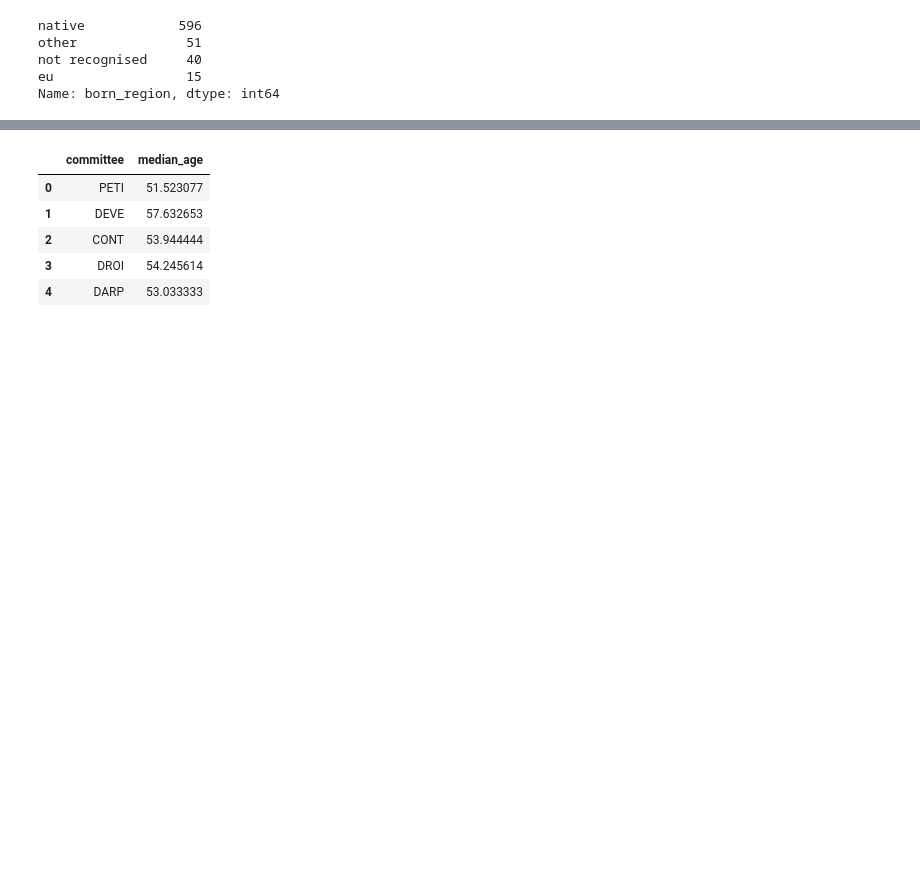
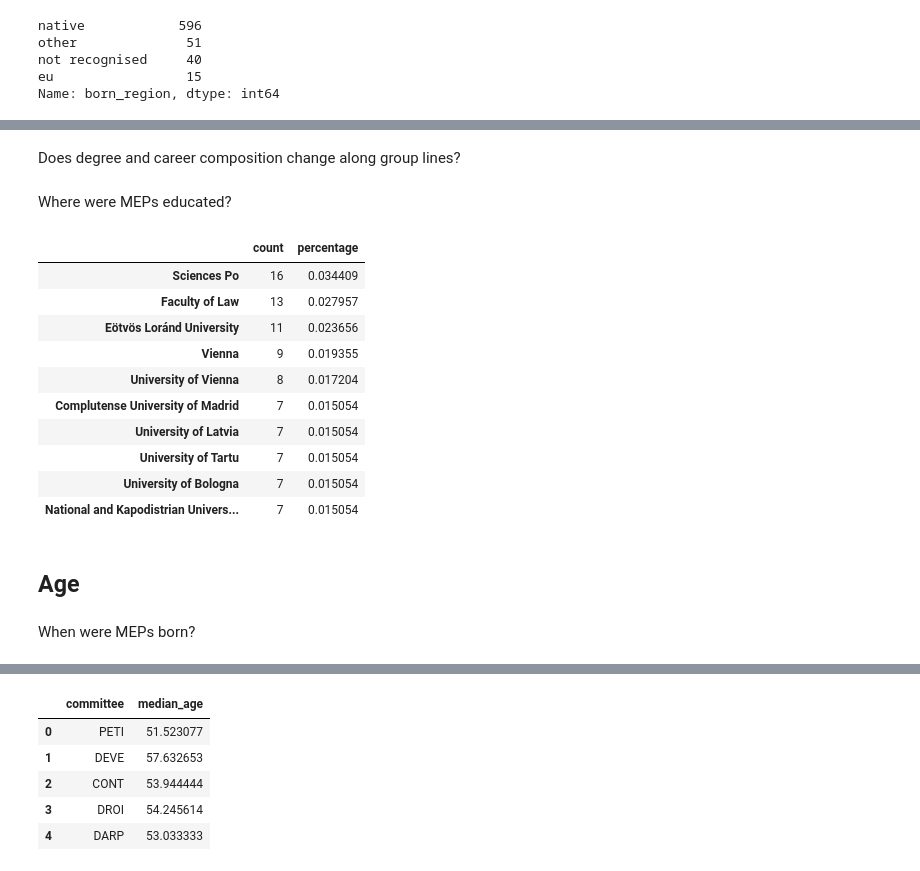
Before and after one commit to SWRdata/p081_euparlament_divers, a Jupyter notebook: analysis/analyse.ipynb, the cells around one changed output, grey strips where cells are left out. Saved outputs shown, nothing was run; the diff lists cells and outputs as text; code cells hidden in the pictures; blank space fills up the shorter version.

```diff
--- a/analysis/analyse.ipynb
+++ b/analysis/analyse.ipynb
@@ -178,0 +219,14 @@ How do committees vary in median age?
+# %%
+degree_dict = {}
+for degree in degree_list:
+    degree_dict[degree] = 0
+notna_df = meps_df.loc[meps_df["degrees"].notna()]["degrees"]
+for entry in notna_df.tolist():
+    for degree in degree_list:
+        if degree in entry:
+            degree_dict[degree] += 1
+degree_count_df = pd.DataFrame.from_dict(degree_dict, orient = "index")
+degree_count_df = degree_count_df.rename(columns = {0: "count"})
+degree_count_df = degree_count_df.sort_values("count", ascending = False)
+degree_count_df["percentage"] = degree_count_df["count"] / len(notna_df.index)
+degree_count_df[:10]
@@ -178,0 +239,34 @@ How do committees vary in median age?
+# %% [markdown]
+Does degree and career composition change along group lines?
+# %% [markdown]
+Where were MEPs educated?
+# %%
+educated_at_dict = {}
+for educated_at in educated_at_list:
+    educated_at_dict[educated_at] = 0
+notna_df = meps_df.loc[meps_df["educated_at"].notna()]["educated_at"]
+for entry in notna_df.tolist():
+    for educated_at in educated_at_list:
+        if educated_at in entry:
+            educated_at_dict[educated_at] += 1
+educated_at_df = pd.DataFrame.from_dict(educated_at_dict, orient = "index")
+educated_at_df = educated_at_df.rename(columns = {0: "count"})
+educated_at_df = educated_at_df.sort_values("count", ascending = False)
+educated_at_df["percentage"] = educated_at_df["count"] / len(notna_df.index)
+educated_at_df[:10]
+# %% [output]
+|  | count | percentage |
+| Sciences Po | 16 | 0.034409 |
+| Faculty of Law | 13 | 0.027957 |
+| Eötvös Loránd University | 11 | 0.023656 |
+| Vienna | 9 | 0.019355 |
+| University of Vienna | 8 | 0.017204 |
+| Complutense University of Madrid | 7 | 0.015054 |
+| University of Latvia | 7 | 0.015054 |
+| University of Tartu | 7 | 0.015054 |
+| University of Bologna | 7 | 0.015054 |
+| National and Kapodistrian Univers... | 7 | 0.015054 |
+# %% [markdown]
+## Age
+# %% [markdown]
+When were MEPs born?
```
Also changed, not shown: parts of 29 cells of this notebook, 2 other files.
